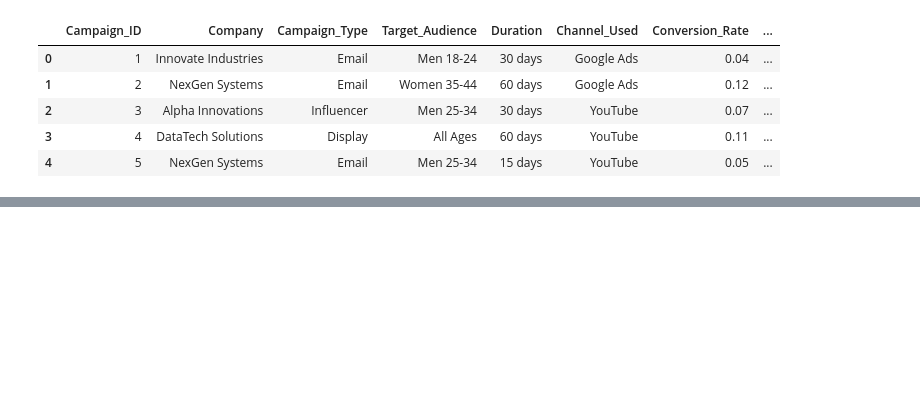
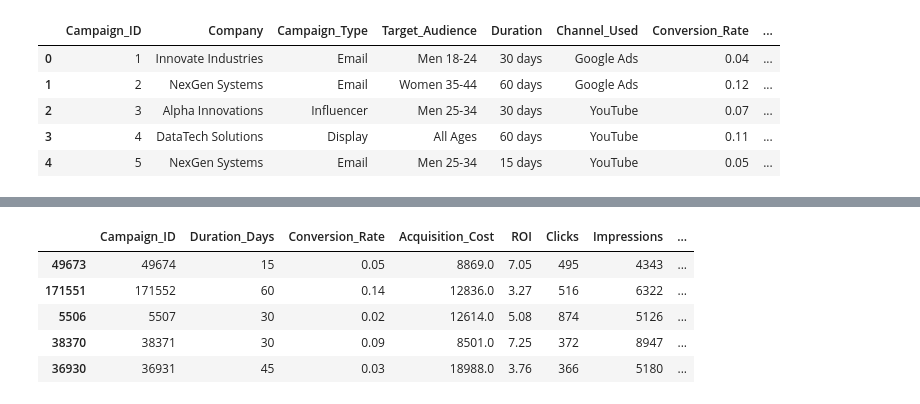
Before and after one commit to SantiagoArenas/TFG_Santiago, a Jupyter notebook: dataAcquisition/marketingCampaign3/campaignExploration3.ipynb, the cells around one changed output, grey strips where cells are left out. Cells and saved outputs as stored; diff of their text form; code cells hidden in the pictures; blank space fills up the shorter version.

```diff
--- a/dataAcquisition/marketingCampaign3/campaignExploration3.ipynb
+++ b/dataAcquisition/marketingCampaign3/campaignExploration3.ipynb
@@ -72,0 +102,11 @@ plt.show()
+# %%
+# Select a few random rows
+random_rows = db.sample(5, random_state=1)
+random_rows
+# %% [output]
+|  | Campaign_ID | Duration_Days | Conversion_Rate | Acquisition_Cost | ROI | Clicks | Impressions | ... |
+| 49673 | 49674 | 15 | 0.05 | 8869.0 | 7.05 | 495 | 4343 | ... |
+| 171551 | 171552 | 60 | 0.14 | 12836.0 | 3.27 | 516 | 6322 | ... |
+| 5506 | 5507 | 30 | 0.02 | 12614.0 | 5.08 | 874 | 5126 | ... |
+| 38370 | 38371 | 30 | 0.09 | 8501.0 | 7.25 | 372 | 8947 | ... |
+| 36930 | 36931 | 45 | 0.03 | 18988.0 | 3.76 | 366 | 5180 | ... |
```
Also changed, not shown: parts of 12 cells of this notebook, 2 other files.
